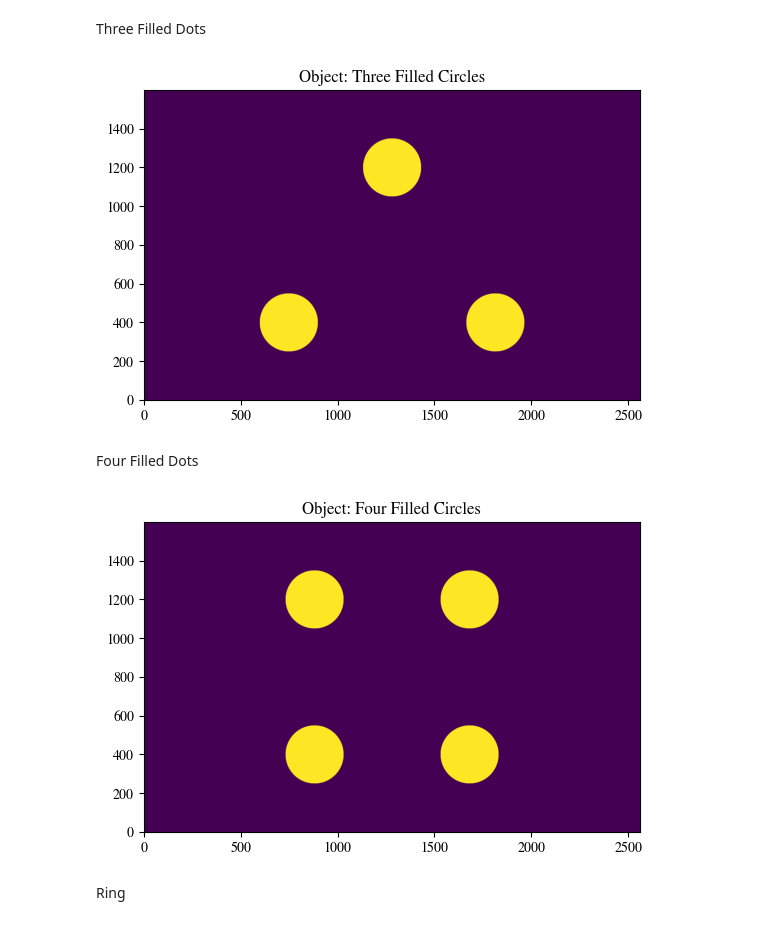
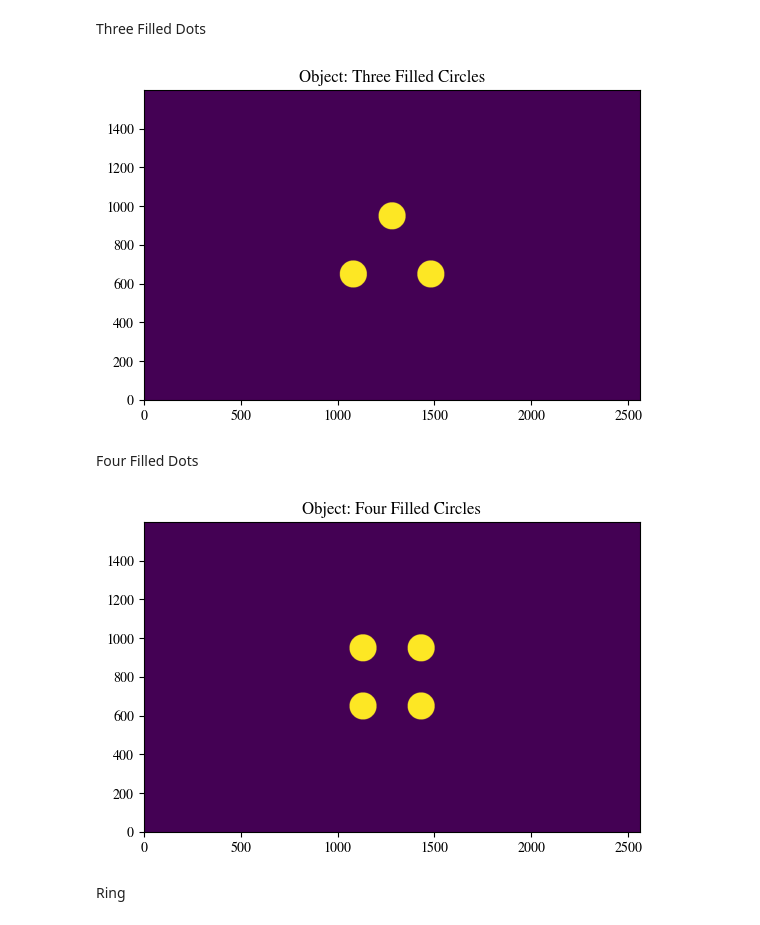
Before and after one commit to LJones-physics/lab_control, a Jupyter notebook: Experiment_Control.ipynb, the cells around one changed output. Drawn from its saved outputs; the diff is of its cells as text; code cells hidden in the pictures.

```diff
--- a/Experiment_Control.ipynb
+++ b/Experiment_Control.ipynb
@@ -81,10 +81,10 @@ three_dots = np.zeros((matrix_height, matrix_width))
 
 centre_x = matrix_width // 2
 centre_y = matrix_height // 2
-separation = 800
+separation = 300
 
 # Circle settings
-radius = 150
+radius = 70
 
 # Circle centres
 x1 = centre_x - separation//1.5
@@ -114,7 +114,7 @@ plt.imshow(three_dots, origin='lower')
 plt.title("Object: Three Filled Circles")
 plt.show()
 # %% [output]
-[figure, old version]
+[figure, new version]
 # %% [markdown]
 Four Filled Dots
 # %%
@@ -123,10 +123,10 @@ four_dots = np.zeros((matrix_height, matrix_width))
 
 centre_x = matrix_width // 2
 centre_y = matrix_height // 2
-separation = 800
+separation = 300
 
 # Circle settings
-radius = 150
+radius = 70
 
 # Circle centres
 x1 = centre_x - separation
@@ -136,34 +136,34 @@ x4 = centre_x
 y1 = y2 = y3 = centre_y
 
 x1 = x2 = centre_x + separation//2
 y2 = y3 = centre_y - separation//2
 x3 = x4 = centre_x - separation//2
 y4 = y1 = centre_y + separation//2
 
 # Coordinate grids
 Y, X = np.ogrid[:matrix_height, :matrix_width]
 
 # Create filled circles
 mask1 = (X - x1)**2 + (Y - y1)**2 <= radius**2
 mask2 = (X - x2)**2 + (Y - y2)**2 <= radius**2
 mask3 = (X - x3)**2 + (Y - y3)**2 <= radius**2
 mask4 = (X - x4)**2 + (Y - y4)**2 <= radius**2
 
 # Set circle pixels
 four_dots[mask1] = 255
 four_dots[mask2] = 255
 four_dots[mask3] = 255
 four_dots[mask4] = 255
 
 # Convert to uint8
 four_dots = four_dots.astype(np.uint8)
 
 # Display
 plt.imshow(four_dots, origin='lower')
 plt.title("Object: Four Filled Circles")
 plt.show()
 # %% [output]
-[figure, old version]
+[figure, new version]
 # %% [markdown]
 Ring
 # %%
```
Also changed, not shown: parts of 11 cells of this notebook, 2 other files.
